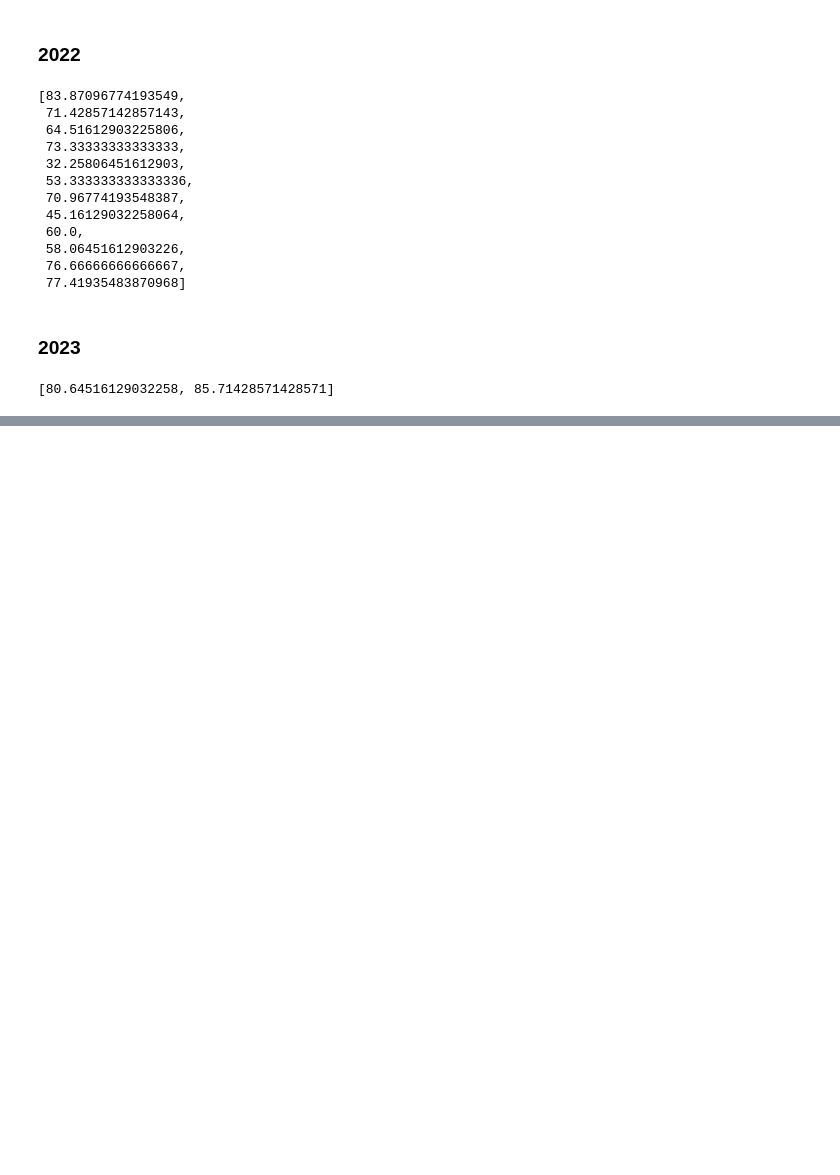
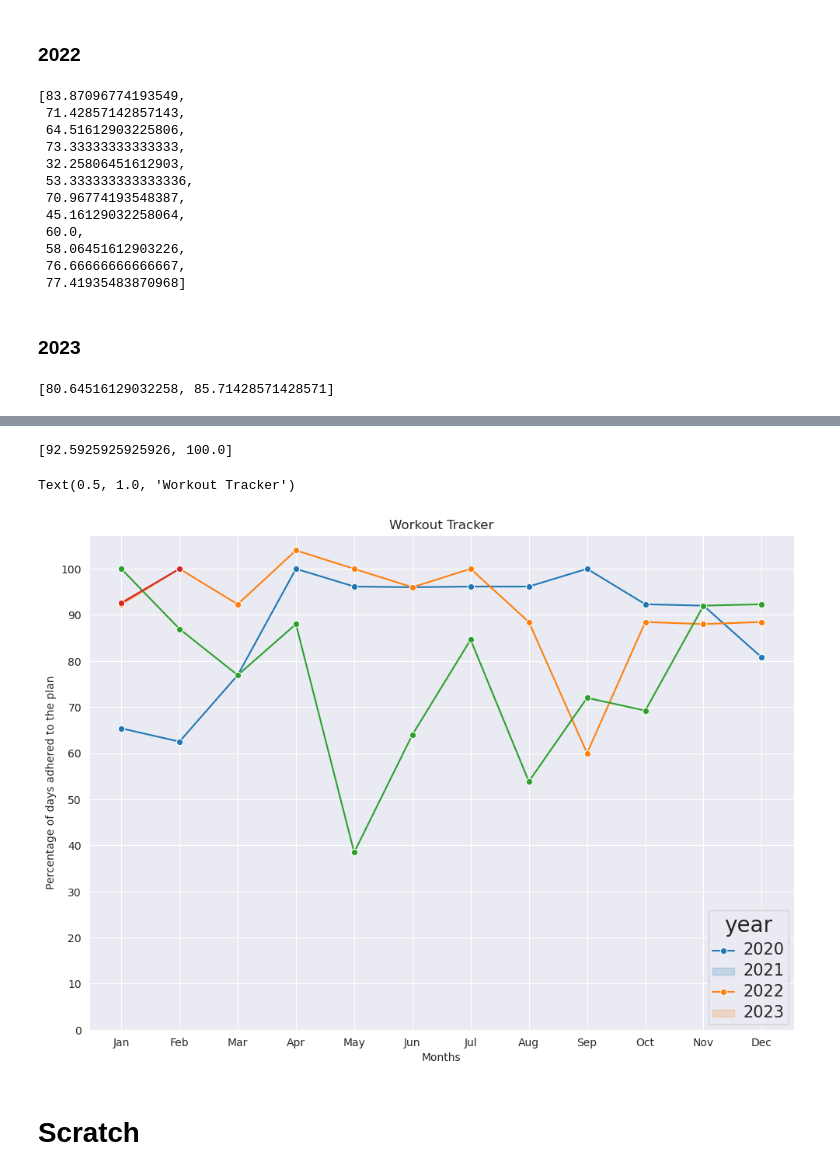
Before and after one commit to MukilSaravanan/MukilSaravanan.github.io, a Jupyter notebook: pages/beyond-tech/workout_tracker.ipynb, the cells around one changed output, grey strips where cells are left out. Cells and saved outputs as stored; diff of their text form; code cells hidden in the pictures; blank space fills up the shorter version.

```diff
--- a/pages/beyond-tech/workout_tracker.ipynb
+++ b/pages/beyond-tech/workout_tracker.ipynb
@@ -201,0 +201,3 @@ Text(0.5, 1.0, 'Workout tracker')
+# %%
+planned_percetage_2020=[(num_days_worked_out_2020[i]/(num_days_per_month_2020[i]-5))*100 for i in range(len(num_days_per_month_2020))]
+planned_percetage_2020
@@ -201,0 +217,3 @@ Text(0.5, 1.0, 'Workout tracker')
+# %%
+planned_percetage_2021=[(num_days_worked_out_2021[i]/(num_days_per_month_2021[i]-5))*100 for i in range(len(num_days_per_month_2021))]
+planned_percetage_2021
@@ -201,0 +233,3 @@ Text(0.5, 1.0, 'Workout tracker')
+# %%
+planned_percetage_2022=[(num_days_worked_out_2022[i]/(num_days_per_month_2022[i]-5))*100 for i in range(len(num_days_per_month_2022))]
+planned_percetage_2022
@@ -201,0 +249,44 @@ Text(0.5, 1.0, 'Workout tracker')
+# %%
+planned_percetage_2023=[(num_days_worked_out_2023[i]/(num_days_per_month_2023[i]-4))*100 for i in range(len(num_days_worked_out_2023))]
+planned_percetage_2023
+# %% [output]
+[92.5925925925926, 100.0]
+# %%
+# sns.set_style("white")
+a4_dims = (11.7, 8.27)
+fig, ax = plt.subplots(figsize=a4_dims)
+sns.set_style("darkgrid")
+
+import pandas as pd
+
+df = pd.DataFrame({'months': months_short[1:],
+                   'planned_percetage_2020': planned_percetage_2020
+                  })
+
+
+ax=sns.lineplot(ax=ax,
+                x='months',
+                y='planned_percetage_2020',
+                data=df,
+                marker="o",
+                # palette=['r', 'g','b','cyan']
+               )
+sns.lineplot(ax=ax,data= planned_percetage_2021,marker="o")
+sns.lineplot(ax=ax,data= planned_percetage_2022,marker="o")
+sns.lineplot(ax=ax,data= planned_percetage_2023,marker="o")
+
+
+ax.set(xlabel='Months', ylabel='Percentage of days adhered to the plan')
+ax.legend(labels=["2020", "2021", "2022",'2023'],title='year',loc='lower right')
+plt.setp(ax.get_legend().get_texts(), fontsize='15') # for legend text
+plt.setp(ax.get_legend().get_title(), fontsize='20')
+# ax.set_xticks([1,2,3,4,5,6,7,8,9,10,11,12])
+# ax.set_xlim(1,12)
+# ax.set_yticks([0,20,40,60,80,100])
+ax.set_yticks(range(0,110,10))
+ax.set_title('Workout Tracker')
+# %% [output]
+Text(0.5, 1.0, 'Workout Tracker')
+[figure, added]
+# %% [markdown]
+# Scratch
```
Also changed, not shown: parts of 9 cells of this notebook.
